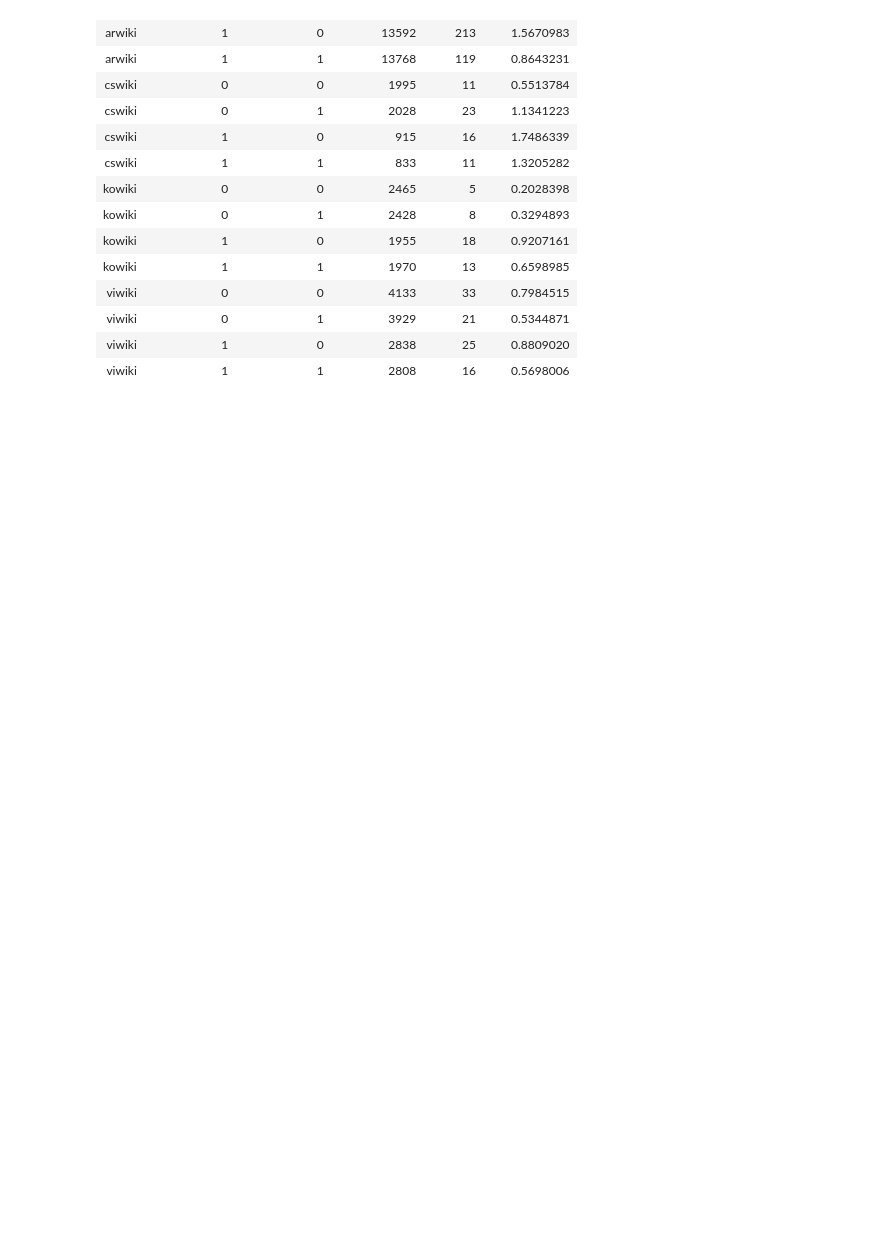
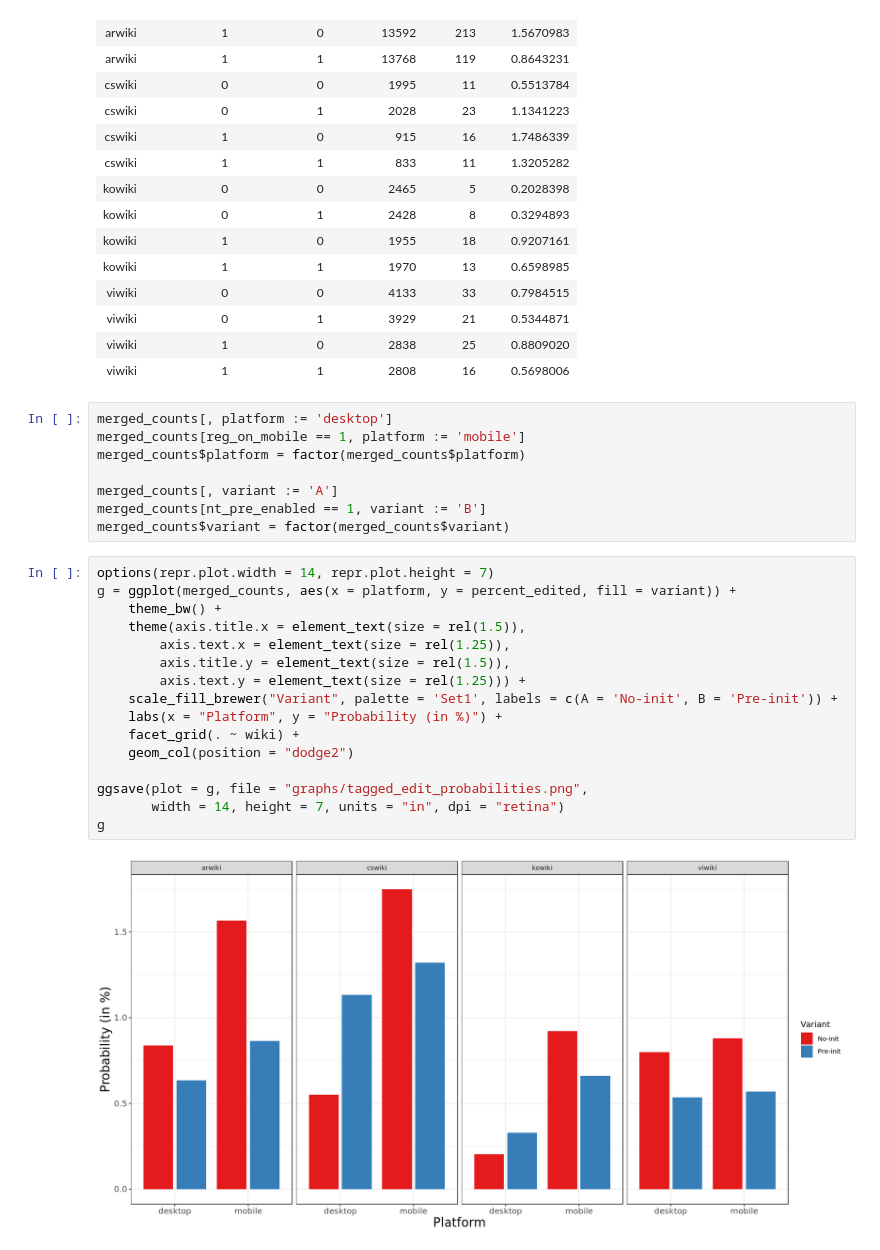
Before and after one commit to nettrom/Growth-homepage-2019, a Jupyter notebook: T253902 - regression models.ipynb, the cells around one changed output. Saved outputs shown, nothing was run; the diff lists cells and outputs as text; blank space fills up the shorter version.

Commit message:
Add graph and summary statistics
Adds a graph based on the per-wiki splits, and also a summary
table of probability per platform and variant.

```diff
--- a/T253902 - regression models.ipynb
+++ b/T253902 - regression models.ipynb
@@ -358,6 +358,32 @@ A data.table: 16 × 6
 | viwiki | 0 | 1 | 3929 | 21 | 0.5344871 |
 | viwiki | 1 | 0 | 2838 | 25 | 0.8809020 |
 | viwiki | 1 | 1 | 2808 | 16 | 0.5698006 |
+# %%
+merged_counts[, platform := 'desktop']
+merged_counts[reg_on_mobile == 1, platform := 'mobile']
+merged_counts$platform = factor(merged_counts$platform)
+
+merged_counts[, variant := 'A']
+merged_counts[nt_pre_enabled == 1, variant := 'B']
+merged_counts$variant = factor(merged_counts$variant)
+# %%
+options(repr.plot.width = 14, repr.plot.height = 7)
+g = ggplot(merged_counts, aes(x = platform, y = percent_edited, fill = variant)) +
+    theme_bw() +
+    theme(axis.title.x = element_text(size = rel(1.5)),
+        axis.text.x = element_text(size = rel(1.25)),
+        axis.title.y = element_text(size = rel(1.5)),
+        axis.text.y = element_text(size = rel(1.25))) +
+    scale_fill_brewer("Variant", palette = 'Set1', labels = c(A = 'No-init', B = 'Pre-init')) +
+    labs(x = "Platform", y = "Probability (in %)") +
+    facet_grid(. ~ wiki) +
+    geom_col(position = "dodge2")
+
+ggsave(plot = g, file = "graphs/tagged_edit_probabilities.png",
+       width = 14, height = 7, units = "in", dpi = "retina")
+g
+# %% [output]
+[figure, added]
 # %% [markdown]
 The table displays some of the trends that the regression model also found. Across the board, we see lower probability of making a tagged edit if the user registered on mobile and saw variant B compared to variant A.
 
```
Also changed, not shown: parts of 3 cells of this notebook, 1 other file.
